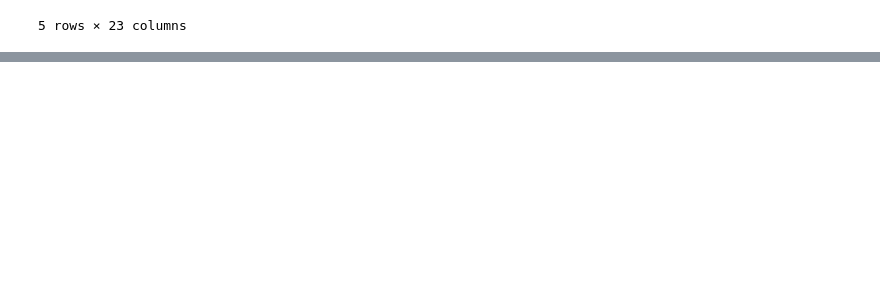
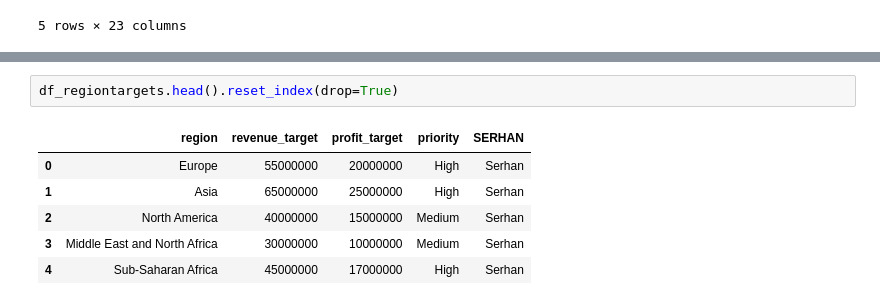
Before and after one commit to serhanoztas/Data_Science_New_Era, a Jupyter notebook: Lesson11-Refresh Connection.ipynb, the cells around one changed output, grey strips where cells are left out. Drawn from its saved outputs; the diff is of its cells as text; blank space fills up the shorter version.

```diff
--- a/Lesson11-Refresh Connection.ipynb
+++ b/Lesson11-Refresh Connection.ipynb
@@ -90,0 +114,9 @@ df_merge_sales_item.head().reset_index(drop=True)
+# %%
+df_regiontargets.head().reset_index(drop=True)
+# %% [output]
+|  | region | revenue_target | profit_target | priority | SERHAN |
+| 0 | Europe | 55000000 | 20000000 | High | Serhan |
+| 1 | Asia | 65000000 | 25000000 | High | Serhan |
+| 2 | North America | 40000000 | 15000000 | Medium | Serhan |
+| 3 | Middle East and North Africa | 30000000 | 10000000 | Medium | Serhan |
+| 4 | Sub-Saharan Africa | 45000000 | 17000000 | High | Serhan |
```
Also changed, not shown: parts of 8 cells of this notebook.
